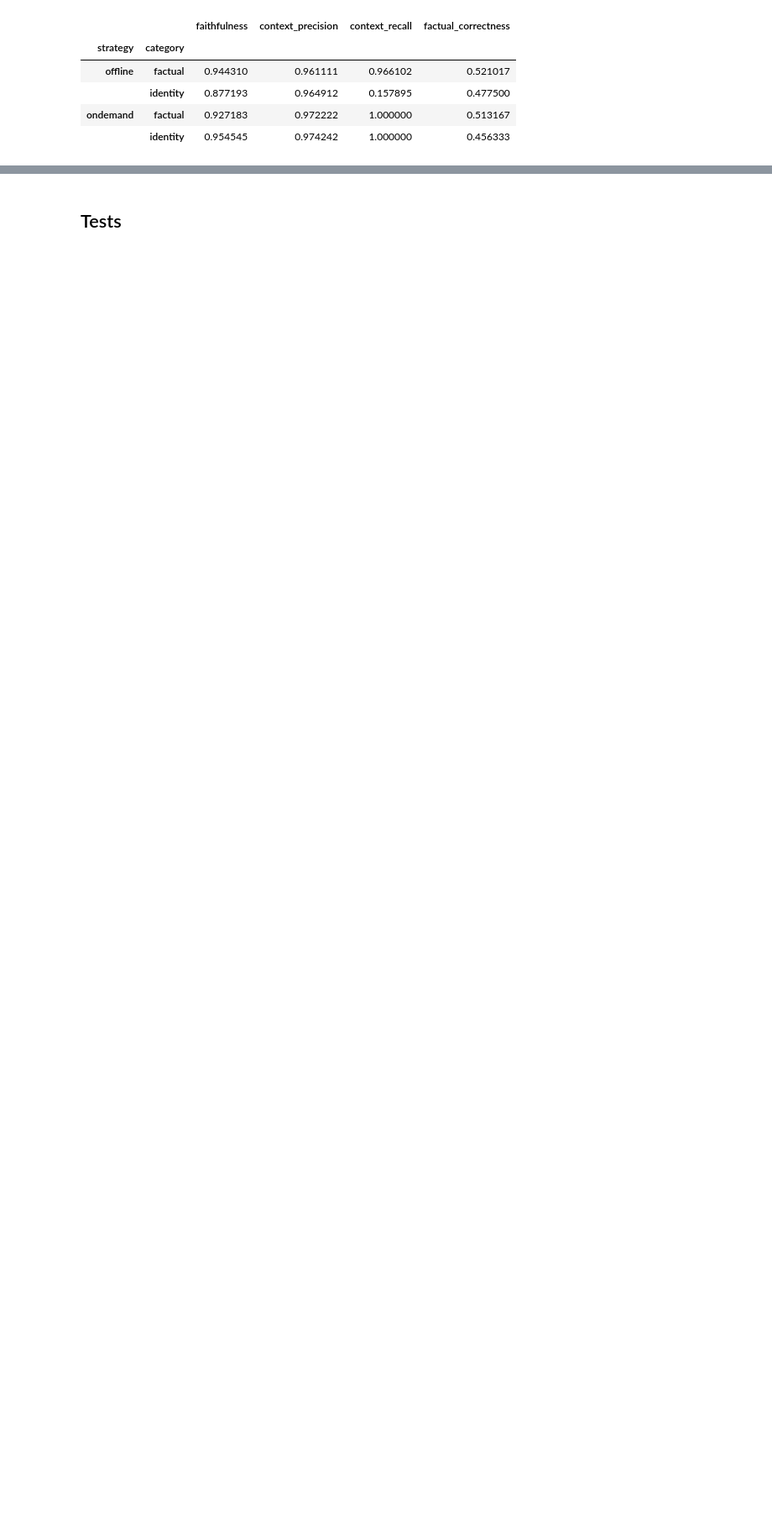
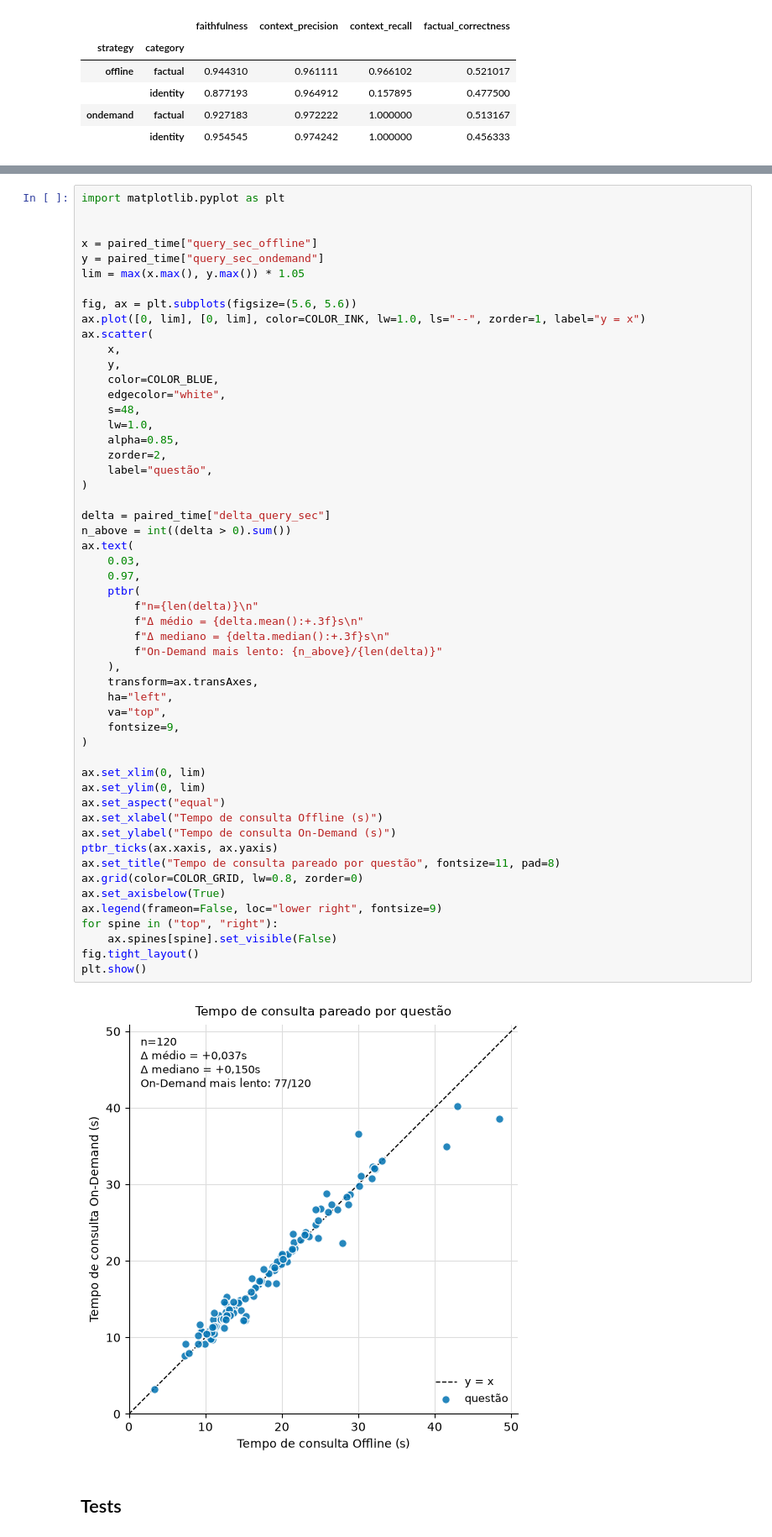
Before and after one commit to matheusfbosa/rag-anonymous-metrics, a Jupyter notebook: notebooks/privacy_utility.ipynb, the cells around one changed output, grey strips where cells are left out. Shown at 84% size. Saved outputs shown, nothing was run; the diff lists cells and outputs as text; blank space fills up the shorter version.

```diff
--- a/notebooks/privacy_utility.ipynb
+++ b/notebooks/privacy_utility.ipynb
@@ -508,3 +739,58 @@ display(by_category(df, UTILITY_COLS))
+# %%
+import matplotlib.pyplot as plt
+
+
+x = paired_time["query_sec_offline"]
+y = paired_time["query_sec_ondemand"]
+lim = max(x.max(), y.max()) * 1.05
+
+fig, ax = plt.subplots(figsize=(5.6, 5.6))
+ax.plot([0, lim], [0, lim], color=COLOR_INK, lw=1.0, ls="--", zorder=1, label="y = x")
+ax.scatter(
+    x,
+    y,
+    color=COLOR_BLUE,
+    edgecolor="white",
+    s=48,
+    lw=1.0,
+    alpha=0.85,
+    zorder=2,
+    label="questão",
+)
+
+delta = paired_time["delta_query_sec"]
+n_above = int((delta > 0).sum())
+ax.text(
+    0.03,
+    0.97,
+    ptbr(
+        f"n={len(delta)}\n"
+        f"Δ médio = {delta.mean():+.3f}s\n"
+        f"Δ mediano = {delta.median():+.3f}s\n"
+        f"On-Demand mais lento: {n_above}/{len(delta)}"
+    ),
+    transform=ax.transAxes,
+    ha="left",
+    va="top",
+    fontsize=9,
+)
+
+ax.set_xlim(0, lim)
+ax.set_ylim(0, lim)
+ax.set_aspect("equal")
+ax.set_xlabel("Tempo de consulta Offline (s)")
+ax.set_ylabel("Tempo de consulta On-Demand (s)")
+ptbr_ticks(ax.xaxis, ax.yaxis)
+ax.set_title("Tempo de consulta pareado por questão", fontsize=11, pad=8)
+ax.grid(color=COLOR_GRID, lw=0.8, zorder=0)
+ax.set_axisbelow(True)
+ax.legend(frameon=False, loc="lower right", fontsize=9)
+for spine in ("top", "right"):
+    ax.spines[spine].set_visible(False)
+fig.tight_layout()
+plt.show()
+# %% [output]
+[figure, added]
 # %% [markdown]
 ## Tests
 # %% [markdown]
```
Also changed, not shown: parts of 7 cells of this notebook, 1 other file.
